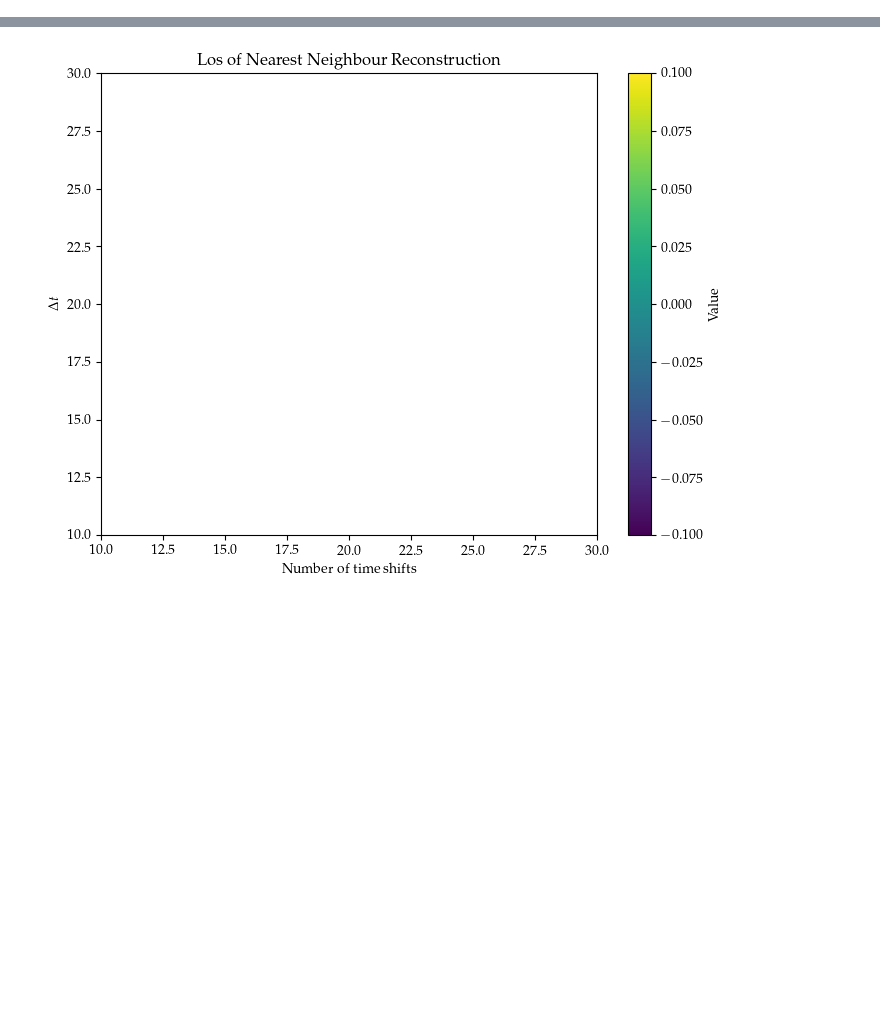
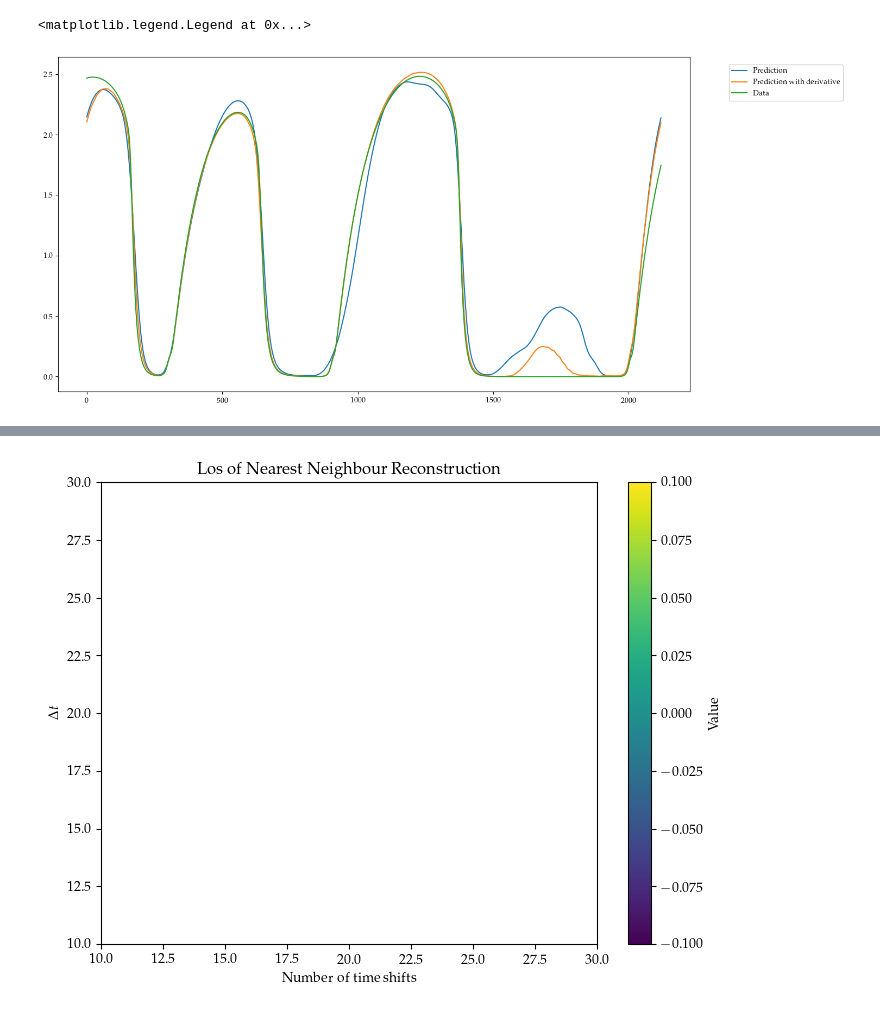
Before and after one commit to LukasBremer/SMM_AdODE_2D, a Jupyter notebook: adode_cluster/SpringMassModel/GuessActiveStress.ipynb, the cells around one changed output, grey strips where cells are left out. Saved outputs shown, nothing was run; the diff lists cells and outputs as text; code cells hidden in the pictures; blank space fills up the shorter version.

```diff
--- a/adode_cluster/SpringMassModel/GuessActiveStress.ipynb
+++ b/adode_cluster/SpringMassModel/GuessActiveStress.ipynb
@@ -237,0 +315,9 @@ T_arr.shape
+# %%
+x_train,x_fit, y_train = shape_data(x_temp,x_cm_temp,dA[t_start:t_stop,:,:],T[t_start:t_stop,:,:],dA_r_0_raw,i,j,no_dt,no_points,delta_t)
+y_out = euclidean_distance_trajectory(x_fit, x_train,y_train)
+x_train,x_fit,y_train = shape_data(x_temp,x_cm_temp,dA[t_start:t_stop,:,:],T[t_start:t_stop,:,:],dA_r_0_der_raw,i,j,no_dt,no_points,delta_t,key = "dA_r_0_derivative")
+y_out_diff = euclidean_distance_trajectory(x_fit, x_train,y_train)
+x_train,x_fit,y_train = shape_data(x_temp,x_cm_temp,dA[t_start:t_stop,:,:],T[t_start:t_stop,:,:],dA_r_05_raw,i,j,no_dt,no_points,delta_t,key = "dA_r_05")
+#y_out_05 = euclidean_distance_trajectory(x_fit, x_train,y_train)
+x_train,x_fit,y_train = shape_data(x_temp,x_cm_temp,dA[t_start:t_stop,:,:],T[t_start:t_stop,:,:],dA_r_05_der_raw,i,j,no_dt,no_points,delta_t,key = "dA_r_05_derivative")
+#y_out_05_diff = euclidean_distance_trajectory(x_fit, x_train,y_train)
@@ -237,0 +332,14 @@ T_arr.shape
+# %%
+T_fit_raw = T[t_start_fit:t_stop_fit,i,j]
+
+plt.figure(figsize=(15,8))
+plt.plot(y_out,label='Prediction')
+plt.plot(y_out_diff,label='Prediction with derivative')
+#plt.plot(y_out_05,label='Prediction with 5 points')
+#plt.plot(y_out_05_diff,label='Prediction with 5 points and derivative')
+plt.plot(T_fit_raw,label='Data')
+plt.legend(bbox_to_anchor=(1.05, 1), loc='upper left', borderaxespad=1)
+#plt.savefig('test.png')
+# %% [output]
+<matplotlib.legend.Legend at 0x...>
+[figure, added]
```
Also changed, not shown: parts of 11 cells of this notebook.
